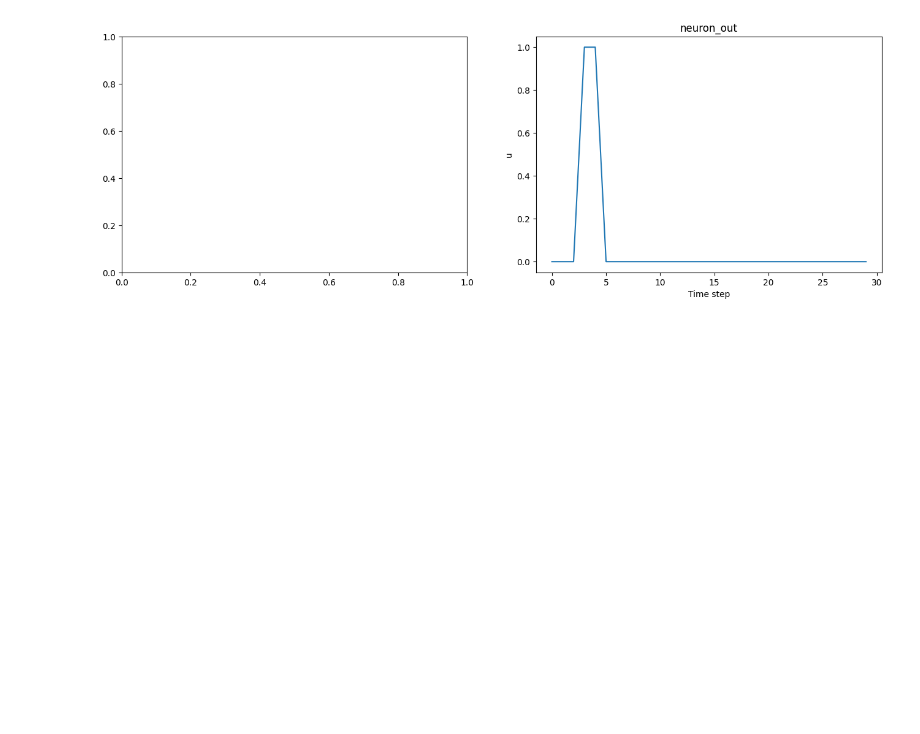
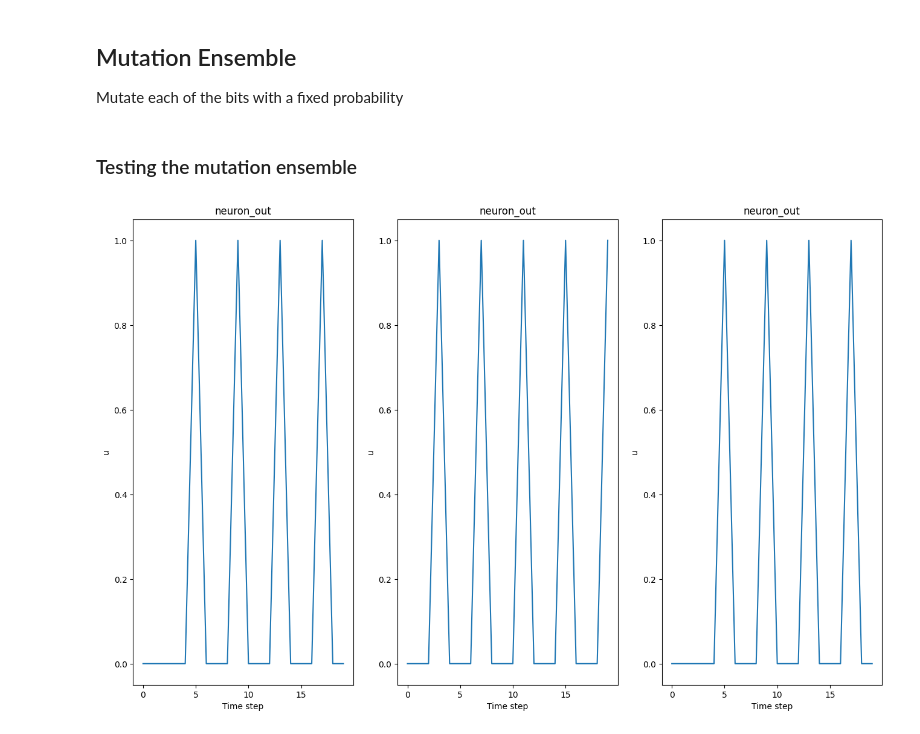
Before and after one commit to stijnradboud/Neuromorphic-Project-Group-9, a Jupyter notebook: Parallel/parallel-lava.ipynb, the cells around one changed output. Saved outputs shown, nothing was run; the diff lists cells and outputs as text; code cells hidden in the pictures; blank space fills up the shorter version.

```diff
--- a/Parallel/parallel-lava.ipynb
+++ b/Parallel/parallel-lava.ipynb
@@ -60 +198,4 @@ connect_neurons(input_a, neuron_out, weight=2, delay=5)
+# %% [markdown]
+## Mutation Ensemble
+Mutate each of the bits with a fixed probability
 # %%
@@ -82,37 +224,54 @@ def mutate_neuron(neuron_in, leading, prob=0.5):
     connect_neurons(check_a2, neuron_out)
 
     return neuron_out
+# %%
+# input:
+# - leading bit (telling at what time step the genome passes)
+# - list of input neurons (to mutate)
+# - mutation probability (for each neuron)
+
+# output:
+# - leading bit (input leading bit with delay of 2)
+# - list of output neurons (mutated)
+def mutation_ensemble(leading, input_neurons, prob=0.5):
+    output_neurons = []
+    for neuron in input_neurons:
+        neuron_out = mutate_neuron(neuron, leading, prob)
+        output_neurons.append(neuron_out)
+
+    # add delay to leading neuron same as mutation delay
+    new_leading = create_neuron('leading')
+    connect_neurons(leading, new_leading, delay=2)
+
+    return new_leading, output_neurons
+# %% [markdown]
+### Testing the mutation ensemble
 # %%
-leading = get_input_buffer([1, 1, 1, 1])
-input_a = get_input_buffer([0, 0, 1, 1])
-neuron_out = mutate_neuron(input_a, leading)
+lead_buffer = get_input_buffer([1, 0])
+in_l = create_neuron('in_l')
+connect_neurons(lead_buffer, in_l)
 
+buffer_a = get_input_buffer([1])
+buffer_b = get_input_buffer([0])
+buffer_c = get_input_buffer([1])
+in_a = create_neuron('in_a')#get_input_buffer([1, 0, 0, 0])
+in_b = create_neuron('in_b')# get_input_buffer([1, 0, 0, 0])
+in_c = create_neuron('in_c')# get_input_buffer([1, 0, 0, 0])
+connect_neurons(buffer_a, in_a)
+connect_neurons(buffer_b, in_b)
+connect_neurons(buffer_c, in_c)
 
-monitor_out = Monitor()
-#monitor_lif1.probe(lif1.v, num_steps)
-monitor_out.probe(neuron_out.u, num_steps)
+input_neurons = [in_a, in_b, in_c]
 
-# run conditions
-run_condition = RunSteps(num_steps=num_steps)
-run_cfg = Loihi1SimCfg(select_tag="floating_pt")
+# create buffers that feed into input neurons
+leading, output_neurons = mutation_ensemble(in_l, input_neurons, 1)
 
-# run network and get results
-neuron_out.run(condition=run_condition, run_cfg=run_cfg)
-#data_lif1 = monitor_lif1.get_data()
-data_out = monitor_out.get_data()
+# connect output of mutation_ensemble to input leading bit
+leading.s_out.connect(in_l.a_in)
 
-# plot results
-import matplotlib
-%matplotlib inline
-from matplotlib import pyplot as plt
+for i in range(3):
+    output_neurons[i].s_out.connect(input_neurons[i].a_in)
 
-# Create a subplot for each monitor
-fig = plt.figure(figsize=(16, 5))
-ax0 = fig.add_subplot(121)
-ax1 = fig.add_subplot(122)
-
-# Plot the recorded data
-#monitor_lif1.plot(ax0, lif1.v)
-monitor_out.plot(ax1, neuron_out.u)
+run_and_plot(output_neurons, output_neurons[0])
 # %% [output]
-[figure, old version]
+[figure, new version]
```
Also changed, not shown: parts of 9 cells of this notebook.
